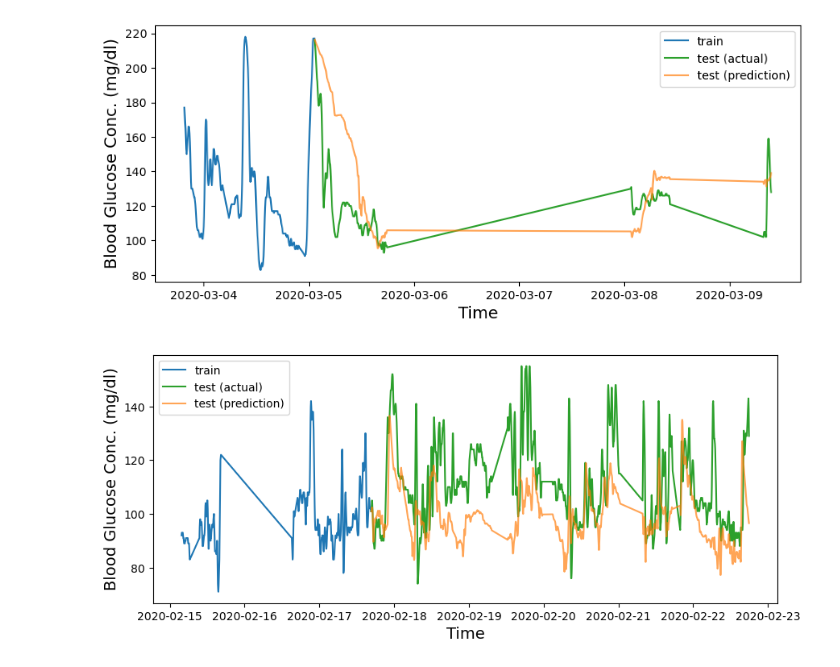
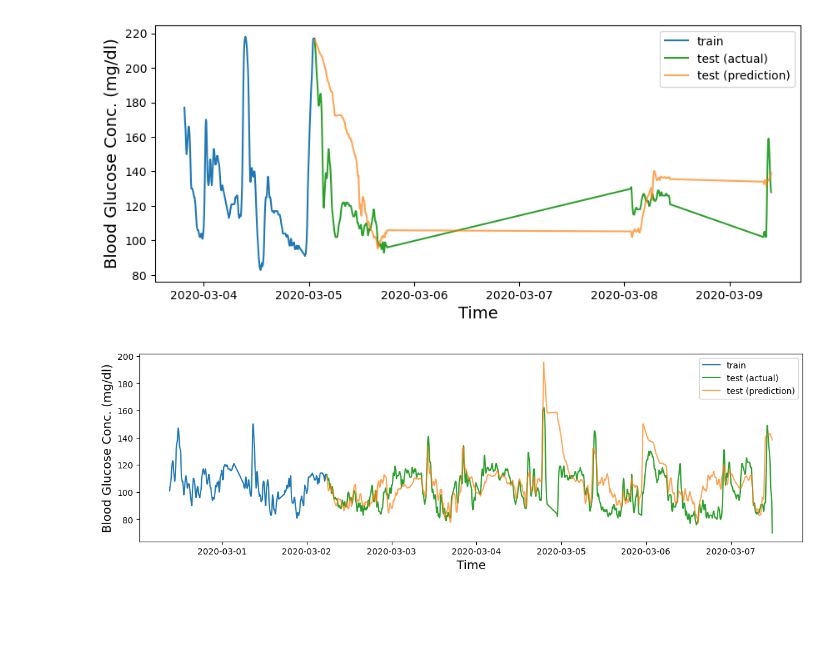
Before and after one commit to NoahGillespie/CGM, a Jupyter notebook: model/time_series.ipynb, the cells around one changed output. Saved outputs shown, nothing was run; the diff lists cells and outputs as text; code cells hidden in the pictures; blank space fills up the shorter version.

Commit message:
Add tme_series charts

```diff
--- a/model/time_series.ipynb
+++ b/model/time_series.ipynb
@@ -617,7 +627,7 @@ def wow_pred(series, glu_lag, exog, exog_lag):
 
 
 def plot_series_wow(train, test, ardl_pred):
-    plt.figure(figsize=(10, 4))
+    plt.figure(figsize=(14, 4))
 
     start_idx = round(len(train) / 2)
 
@@ -630,11 +640,11 @@ def plot_series_wow(train, test, ardl_pred):
     # plt.plot(test.index, ardl_pred.predicted_mean - 1.28 * ardl_pred.se_mean, color='tab:orange', linestyle='--')
     # plt.plot(test.index, ardl_pred.predicted_mean + 1.28 * ardl_pred.se_mean, color='tab:orange', linestyle='--')
 # %%
-for i in train_participants[0:1]:
+for i in train_participants[4:5]:
     a, b, c = wow_pred(part_series[i], 1, models['gi_and_bio'], 6)
     plot_series_wow(a, b, c)
 # %% [output]
-[figure, old version]
+[figure, new version]
 # %%
 start_idx = len(a) - len(b)
 # %%
```
Also changed, not shown: parts of 1 cell of this notebook.
